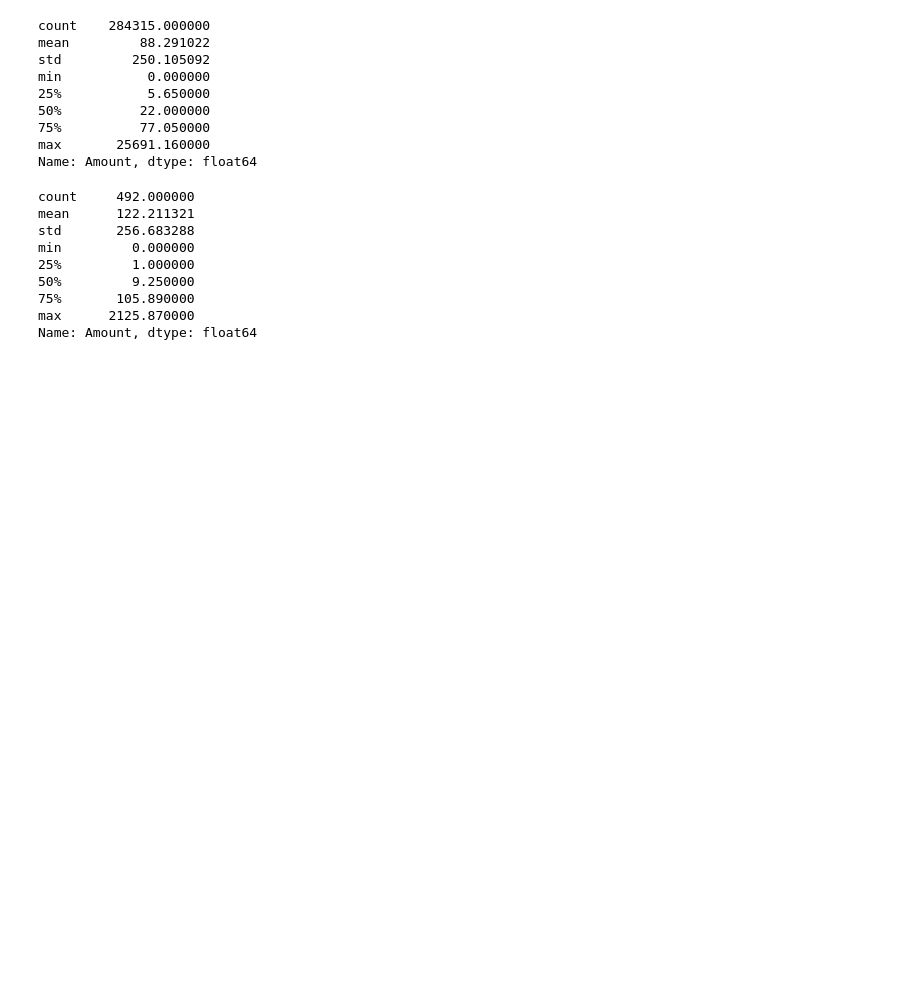
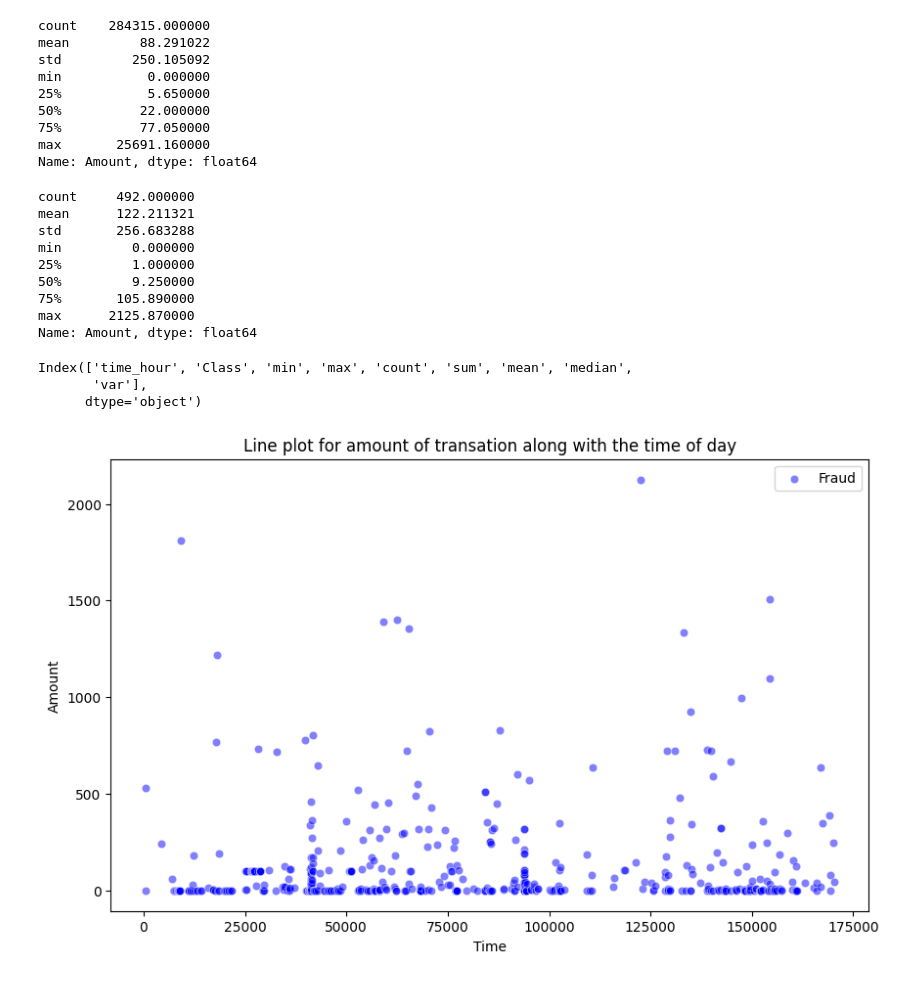
Before and after one commit to SuvitKumar003/Credit-Card-Fraud-Detection, a Jupyter notebook: code1.ipynb, the cells around one changed output. Saved outputs shown, nothing was run; the diff lists cells and outputs as text; code cells hidden in the pictures; blank space fills up the shorter version.

```diff
--- a/code1.ipynb
+++ b/code1.ipynb
@@ -291,3 +291,17 @@ min         0.000000
 75%       105.890000
 max      2125.870000
 Name: Amount, dtype: float64
+# %%
+data_set.columns
+# %% [output]
+Index(['time_hour', 'Class', 'min', 'max', 'count', 'sum', 'mean', 'median',
+       'var'],
+      dtype='object')
+# %%
+plt.figure(figsize=(10, 6))
+
+sns.scatterplot(x='Time',y='Amount',data=dataset[dataset['Class']==1],label='Fraud',color='blue',alpha=0.5)
+plt.title("Line plot for amount of transation along with the time of day")
+plt.show()
+# %% [output]
+[figure, added]
```
Also changed, not shown: parts of 2 cells of this notebook.
